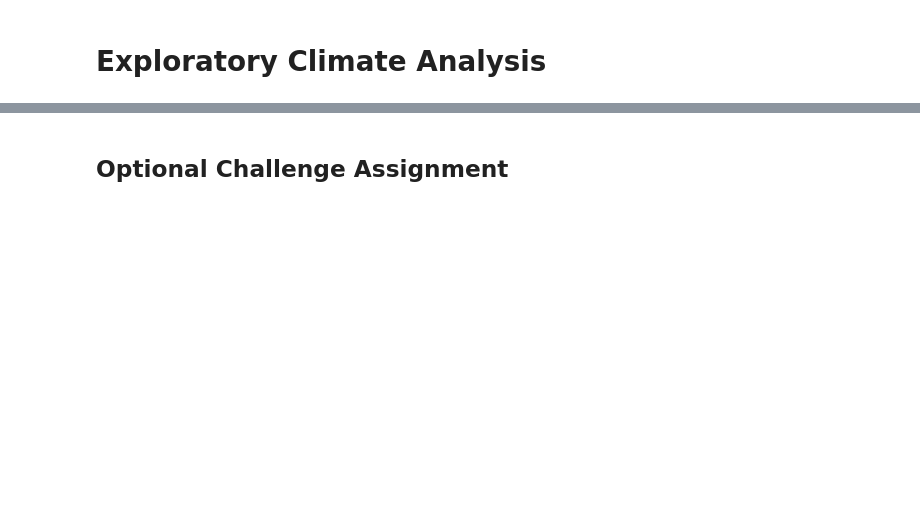
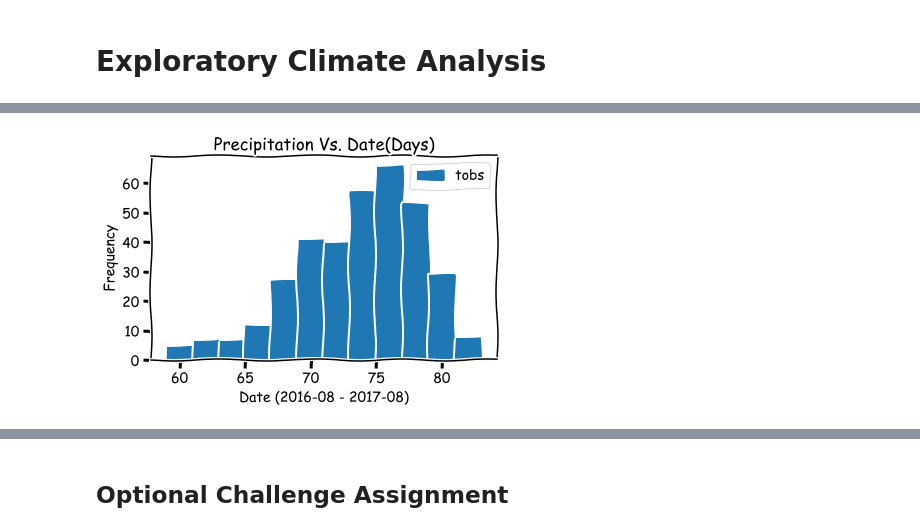
Before and after one commit to huntercash/SurfsUp, a Jupyter notebook: climate_starter.ipynb, the cells around one changed output, grey strips where cells are left out. Saved outputs shown, nothing was run; the diff lists cells and outputs as text; code cells hidden in the pictures; blank space fills up the shorter version.

```diff
--- a/climate_starter.ipynb
+++ b/climate_starter.ipynb
@@ -50,3 +107,8 @@ session = Session(engine)
 # %%
 # What are the most active stations? (i.e. what stations have the most rows)?
+stations = session.query(Measurement.station,\
+    func.count(Measurement.station)).\
+    group_by(Measurement.station).\
+    order_by(func.count(Measurement.station).desc()).all()
 # List the stations and the counts in descending order.
+stations
@@ -57,3 +125,7 @@ session = Session(engine)
 # %%
 # Using the station id from the previous query, calculate the lowest temperature recorded,
+most_active = stations[0][0]
 # highest temperature recorded, and average temperature most active station?
+temp = session.query(func.min(Measurement.tobs),func.max(Measurement.tobs),func.avg(Measurement.tobs)).\
+    filter(Measurement.station == most_active).all()
+temp
@@ -60,3 +134,6 @@ session = Session(engine)
 # %%
 # Choose the station with the highest number of temperature observations.
+temp_query = session.query(Measurement.date, Measurement.tobs).\
+    filter(Measurement.date >= one_year_earlier, Measurement.station == most_active).all()
 # Query the last 12 months of temperature observation data for this station and plot the results as a histogram
+temp_query
@@ -65,3 +158,18 @@ session = Session(engine)
+# %%
+tdf = pd.DataFrame(temp_query)
+tdf
+
+
+plt.xkcd()
+tdf.plot.hist(bins=12)
+plt.xlabel('Date (2016-08 - 2017-08)')
+#plt.ylabel('')
+plt.tight_layout()
+#plt.xticks([])
+plt.title("Precipitation Vs. Date(Days)")
+plt.show()
+# %% [output]
+[figure, added]
 # %%
 # This function called `calc_temps` will accept start date and end date in the format '%Y-%m-%d'
 # and return the minimum, average, and maximum temperatures for that range of dates
```
Also changed, not shown: parts of 18 cells of this notebook.
